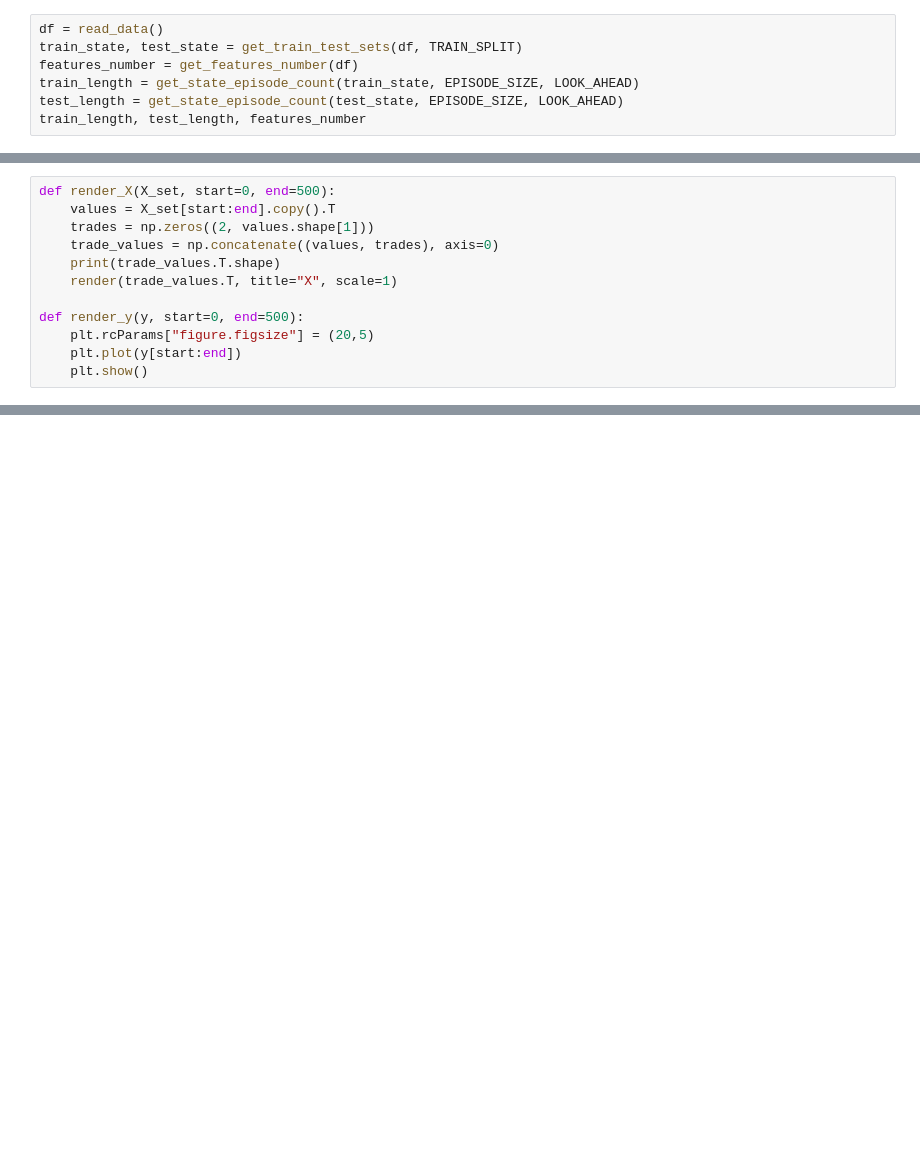
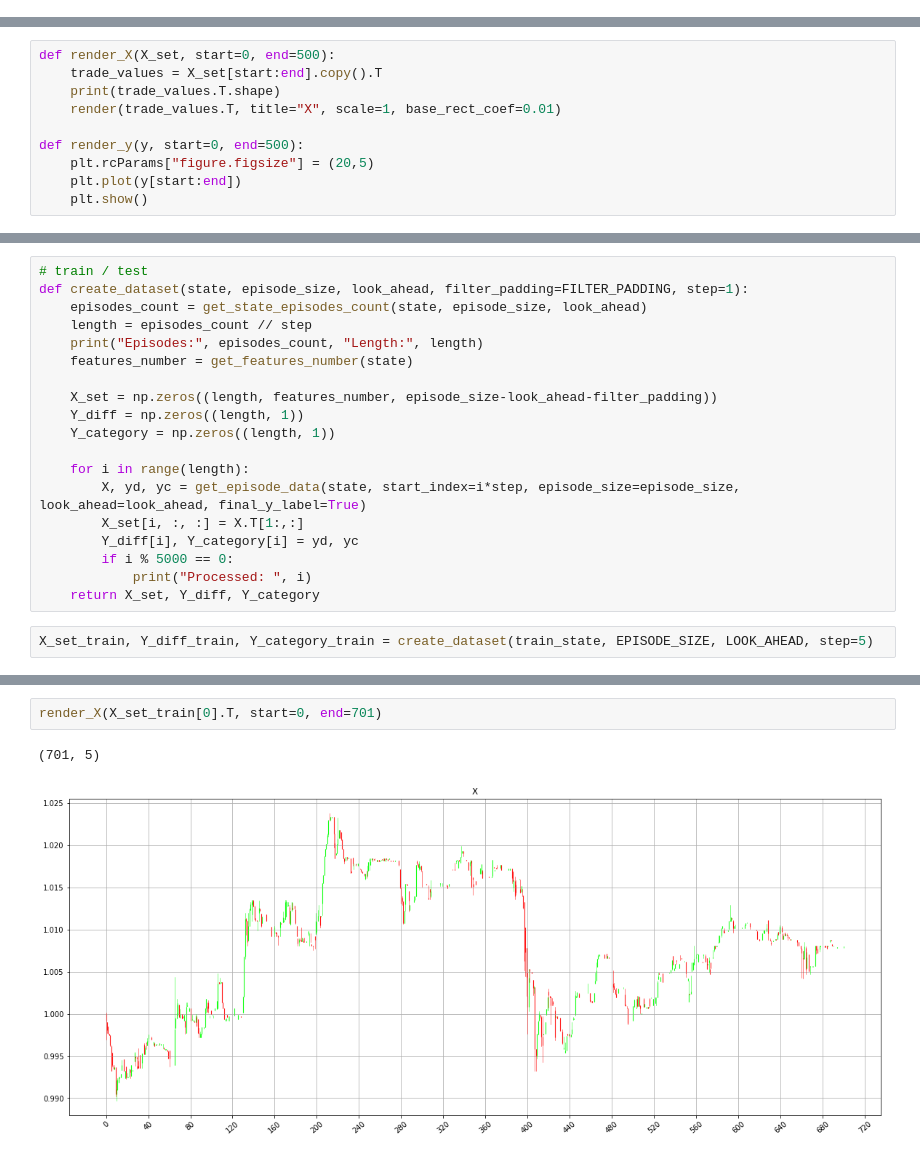
Before and after one commit to philipshurpik/coin-scripts, a Jupyter notebook: notebooks/trading_model_data.ipynb, the cells around one changed output, grey strips where cells are left out. Saved outputs shown, nothing was run; the diff lists cells and outputs as text; blank space fills up the shorter version.

Commit message:
added saving + improved rendering

```diff
--- a/notebooks/trading_model_data.ipynb
+++ b/notebooks/trading_model_data.ipynb
@@ -62,9 +78,2 @@ def get_episode_data(state, start_index, episode_size, look_ahead):
     return X_episode, np.array(Y_diff), np.array(Y_category)
-# %%
-df = read_data()
-train_state, test_state = get_train_test_sets(df, TRAIN_SPLIT)
-features_number = get_features_number(df)
-train_length = get_state_episode_count(train_state, EPISODE_SIZE, LOOK_AHEAD)
-test_length = get_state_episode_count(test_state, EPISODE_SIZE, LOOK_AHEAD)
-train_length, test_length, features_number
 # %%
@@ -73,10 +96,8 @@ print(X_episode[0:2], Y_diff[0:2], X_episode.shape, Y_diff.shape)
 # %%
 def render_X(X_set, start=0, end=500):
-    values = X_set[start:end].copy().T
-    trades = np.zeros((2, values.shape[1]))
-    trade_values = np.concatenate((values, trades), axis=0)
+    trade_values = X_set[start:end].copy().T
     print(trade_values.T.shape)
-    render(trade_values.T, title="X", scale=1)
+    render(trade_values.T, title="X", scale=1, base_rect_coef=0.01)
 
 def render_y(y, start=0, end=500):
     plt.rcParams["figure.figsize"] = (20,5)
@@ -90,0 +119,21 @@ render_X(X_episode, start=0, end=500)
+# %%
+# train / test
+def create_dataset(state, episode_size, look_ahead, filter_padding=FILTER_PADDING, step=1):
+    episodes_count = get_state_episodes_count(state, episode_size, look_ahead)
+    length = episodes_count // step
+    print("Episodes:", episodes_count, "Length:", length)
+    features_number = get_features_number(state)
+
+    X_set = np.zeros((length, features_number, episode_size-look_ahead-filter_padding))
+    Y_diff = np.zeros((length, 1))
+    Y_category = np.zeros((length, 1))
+
+    for i in range(length):
+        X, yd, yc = get_episode_data(state, start_index=i*step, episode_size=episode_size, look_ahead=look_ahead, final_y_label=True)
+        X_set[i, :, :] = X.T[1:,:]
+        Y_diff[i], Y_category[i] = yd, yc
+        if i % 5000 == 0:
+            print("Processed: ", i)
+    return X_set, Y_diff, Y_category
+# %%
+X_set_train, Y_diff_train, Y_category_train = create_dataset(train_state, EPISODE_SIZE, LOOK_AHEAD, step=5)
@@ -90,0 +158,5 @@ render_X(X_episode, start=0, end=500)
+# %%
+render_X(X_set_train[0].T, start=0, end=701)
+# %% [output]
+(701, 5)
+[figure, added]
```
Also changed, not shown: parts of 11 cells of this notebook, 2 other files.
